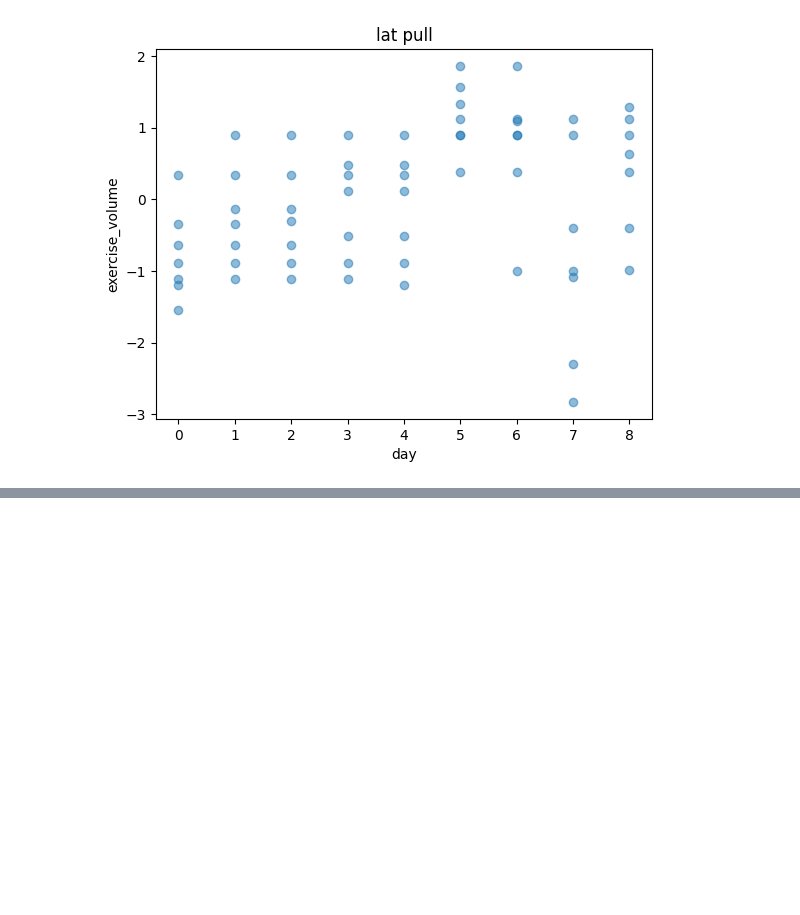
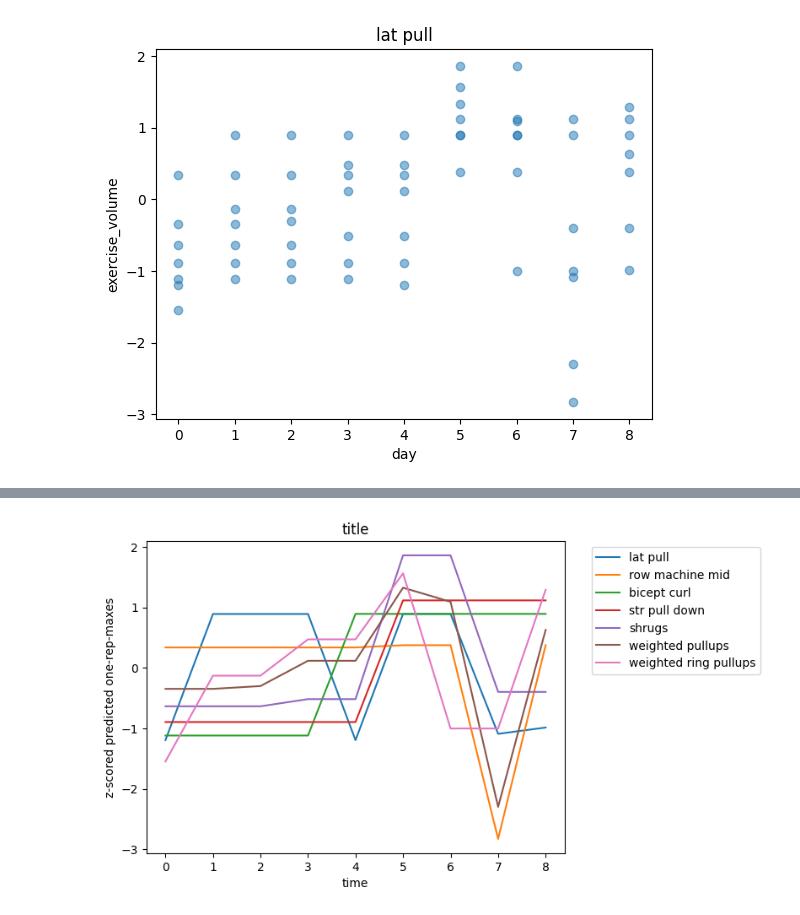
Before and after one commit to XanderGardner/exercise_analysis, a Jupyter notebook: analysis.ipynb, the cells around one changed output, grey strips where cells are left out. Cells and saved outputs as stored; diff of their text form; code cells hidden in the pictures; blank space fills up the shorter version.

```diff
--- a/analysis.ipynb
+++ b/analysis.ipynb
@@ -59,0 +70,10 @@ Text(0, 0.5, 'exercise_volume')
+# %%
+for exercise in cycle1.exercise_names():
+  plt.xlabel("time")
+  plt.ylabel("z-scored predicted one-rep-maxes")
+  plt.title("title")
+  plt.plot(*cycle1.get_zscore_one_rep_maxes(exercise), label=exercise)
+  plt.legend(bbox_to_anchor=(1.05, 1), loc='upper left')
+  plt.plot()
+# %% [output]
+[figure, added]
```
Also changed, not shown: parts of 2 cells of this notebook, 5 other files.
